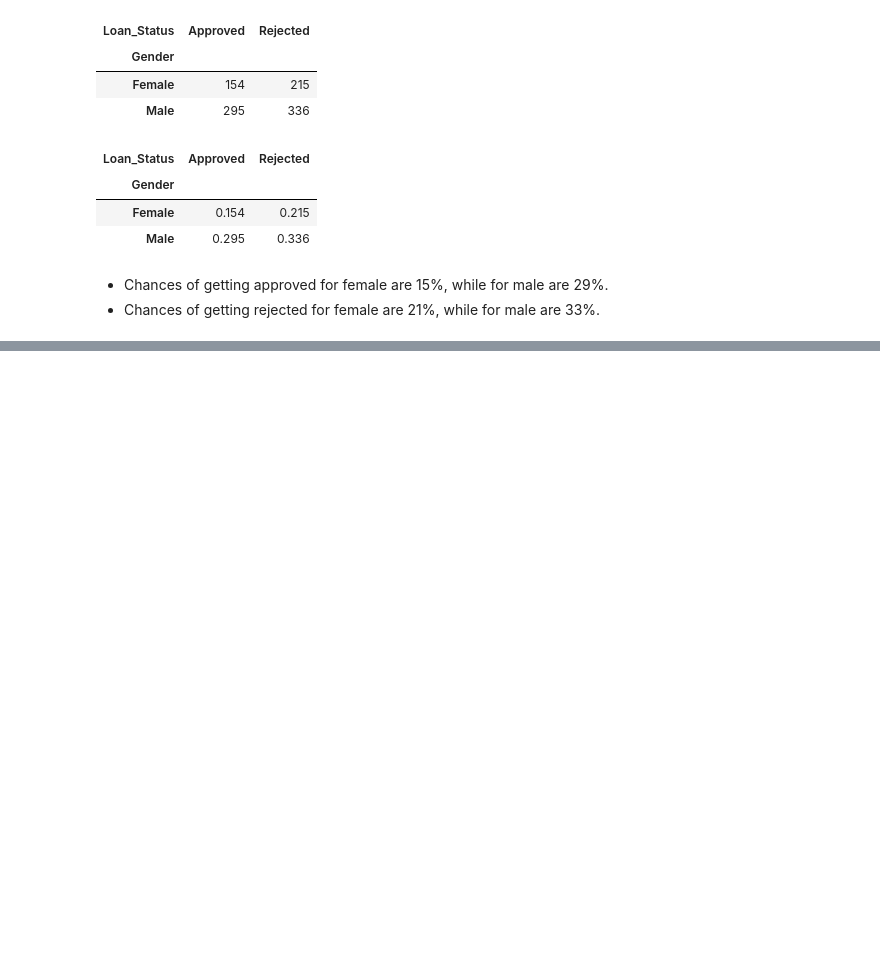
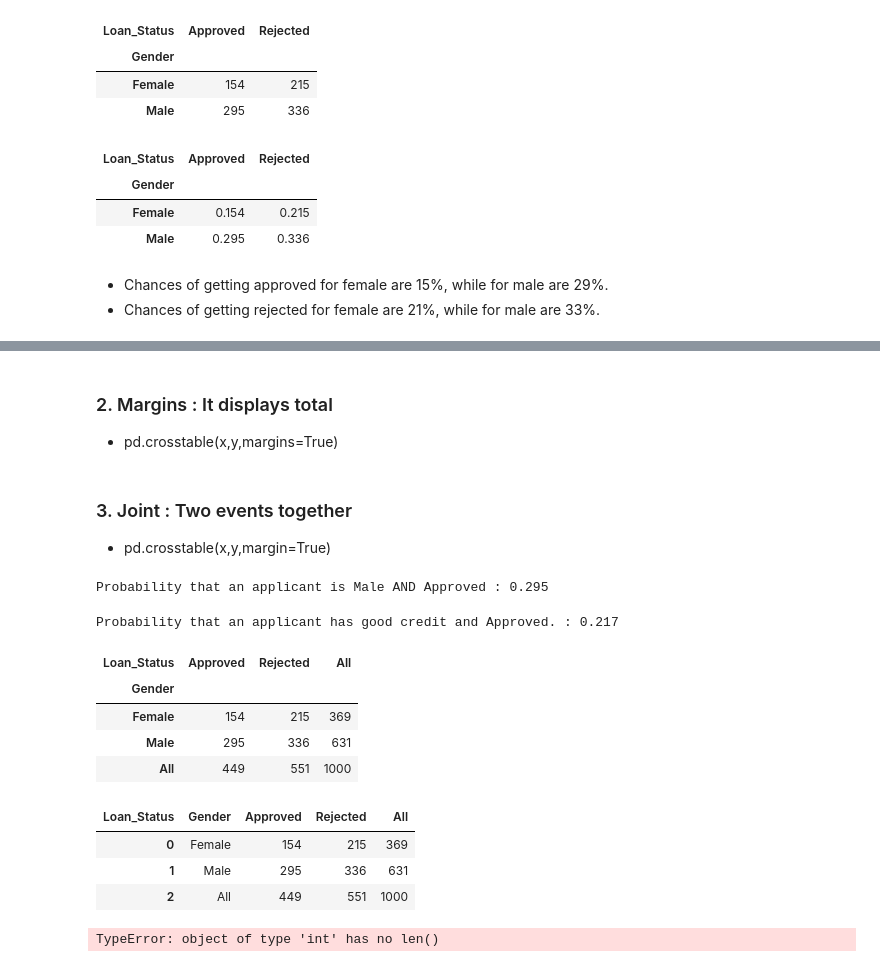
Before and after one commit to oduguvamsi72/Statatics, a Jupyter notebook: Probability CaseStudy.ipynb, the cells around one changed output, grey strips where cells are left out. Saved outputs shown, nothing was run; the diff lists cells and outputs as text; code cells hidden in the pictures; blank space fills up the shorter version.

```diff
--- a/Probability CaseStudy.ipynb
+++ b/Probability CaseStudy.ipynb
@@ -206,0 +222,42 @@ pd.crosstab(df['Gender'],df['Loan_Status'],normalize=True)
+# %% [markdown]
+### 2. Margins : It displays total
+- pd.crosstable(x,y,margins=True)
+# %% [markdown]
+### 3. Joint : Two events together
+- pd.crosstable(x,y,margin=True)
+# %%
+# Probability that an applicant is Male AND Approved.
+p_m=((df['Gender']=='Male') & (df['Loan_Status']=='Approved')).mean()
+print('Probability that an applicant is Male AND Approved :',p_m)
+# %% [output]
+Probability that an applicant is Male AND Approved : 0.295
+# %%
+# Probability that an applicant has good credit and Approved.
+p_gca=((df['Credit_Group']=='Good') & (df['Loan_Status']=='Approved')).mean()
+print('Probability that an applicant has good credit and Approved. :',p_gca)
+# %% [output]
+Probability that an applicant has good credit and Approved. : 0.217
+# %%
+dfg=pd.crosstab(df['Gender'],df['Loan_Status'],margins=True)
+dfg
+# %% [output]
+| Loan_Status | Approved | Rejected | All |
+| Gender |  |  |  |
+| Female | 154 | 215 | 369 |
+| Male | 295 | 336 | 631 |
+| All | 449 | 551 | 1000 |
+# %%
+dfg.reset_index()
+# %% [output]
+| Loan_Status | Gender | Approved | Rejected | All |
+| 0 | Female | 154 | 215 | 369 |
+| 1 | Male | 295 | 336 | 631 |
+| 2 | All | 449 | 551 | 1000 |
+# %%
+# Probability of female applicant to be approved
+fe=154
+te=369
+p=len(fe)/lte
+p
+# %% [output]
+TypeError: object of type 'int' has no len()
```
Also changed, not shown: parts of 2 cells of this notebook.
